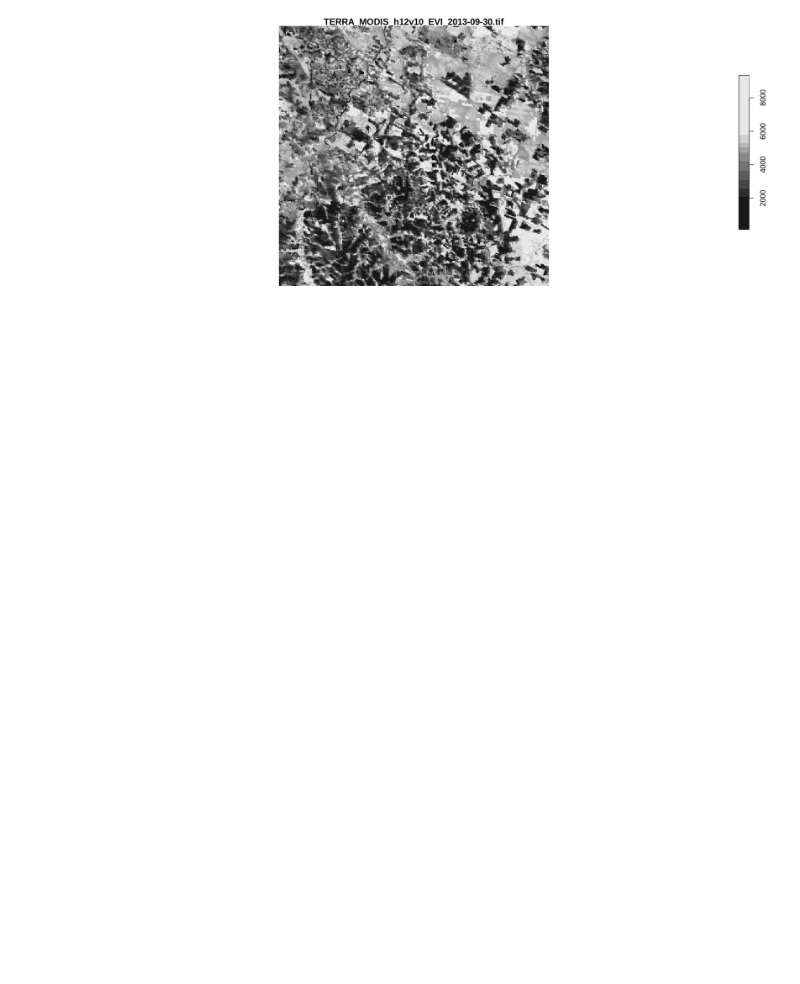
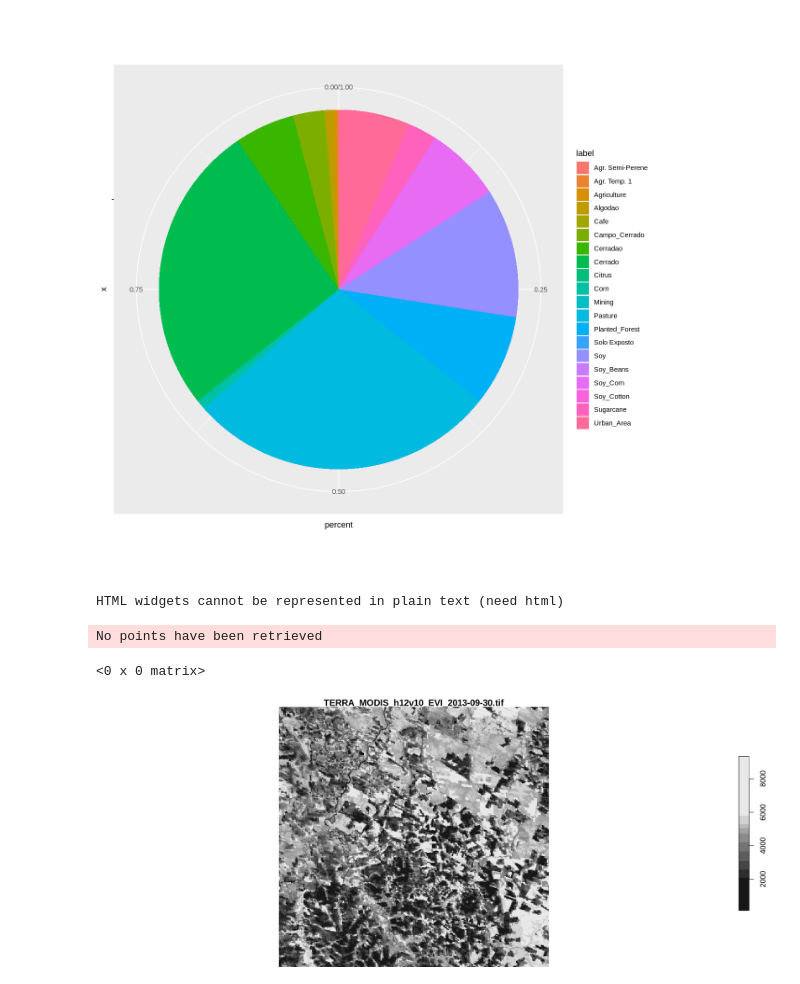
Before and after one commit to AbnerErnaniADSFatec/sample-assessment-data-science, a Jupyter notebook: testes_r.ipynb, the cells around one changed output. Cells and saved outputs as stored; diff of their text form; code cells hidden in the pictures; blank space fills up the shorter version.

Commit message:
adding data and extracting metadata from files

```diff
--- a/testes_r.ipynb
+++ b/testes_r.ipynb
@@ -24,0 +41,9 @@ read_file <- function(file, ext) {
+# %%
+as_sample <- function(data.tb) {
+    data.tb <- as.data.frame(data.tb)
+#     data.tb <- dplyr::select(data.tb, -cube)
+#     data.tb <- dplyr::mutate(data.tb, cube = coverage, .after = 5)
+#     data.tb <- dplyr::select(data.tb, -coverage, -time_series)
+#     data.tb <- dplyr::select(data.tb, -time_series)
+    return(data.tb)
+}
@@ -24,0 +55,7 @@ read_file <- function(file, ext) {
+# %%
+file_name <- "sits-bundle/sitsdata/extdata/TerraClass/samples_terraclass_2017_2018.csv"
+ext <- "csv"
+# %%
+input_data.tb <- read_file(file_name, ext)
+input_data.tb <- as_sample(input_data.tb)
+head(input_data.tb, 5)
@@ -24,0 +71,6 @@ read_file <- function(file, ext) {
+# %%
+group <- dplyr::group_by(input_data.tb, label)
+agregation <- dplyr::summarise(group, n = n(), .groups = "drop_last")
+mutation <- dplyr::mutate(agregation, percent = n/sum(n))
+mutation <- data.frame(mutation)
+mutation
@@ -24,0 +97,31 @@ read_file <- function(file, ext) {
+# %%
+# Configure plot size
+options(repr.plot.width = 10, repr.plot.height = 10)
+ggplot(
+    mutation,
+    aes(x="", y=percent, fill=label)
+) + geom_bar(width = 1, stat = "identity") + coord_polar("y", start=0)
+# %% [output]
+[figure, added]
+# %%
+shape <- point_to_shape_sp(
+    data.tb = input_data.tb,
+    class_label = "Soy"
+)
+leaflet(shape, options = leafletOptions(minZoom = 0, maxZoom = 100)) %>%
+        addTiles() %>%
+            addMarkers(
+                ~longitude, ~latitude,
+                popup = ~as.character(
+                    paste("Class '", label, "' |",
+                        format(
+                            as.Date(start_date),
+                            format = "Start %Y-%m-%d"
+                        ),
+                        format(
+                            as.Date(end_date),
+                            format = "End %Y-%m-%d"
+                        )
+                    )))
+# %% [output]
+HTML widgets cannot be represented in plain text (need html)
@@ -24,0 +139,6 @@ read_file <- function(file, ext) {
+# %%
+points <- sits_get_data(raster_cube, file = file_name)
+points
+# %% [output]
+No points have been retrieved
+<0 x 0 matrix>
```
Also changed, not shown: parts of 22 cells of this notebook, 10 other files.
